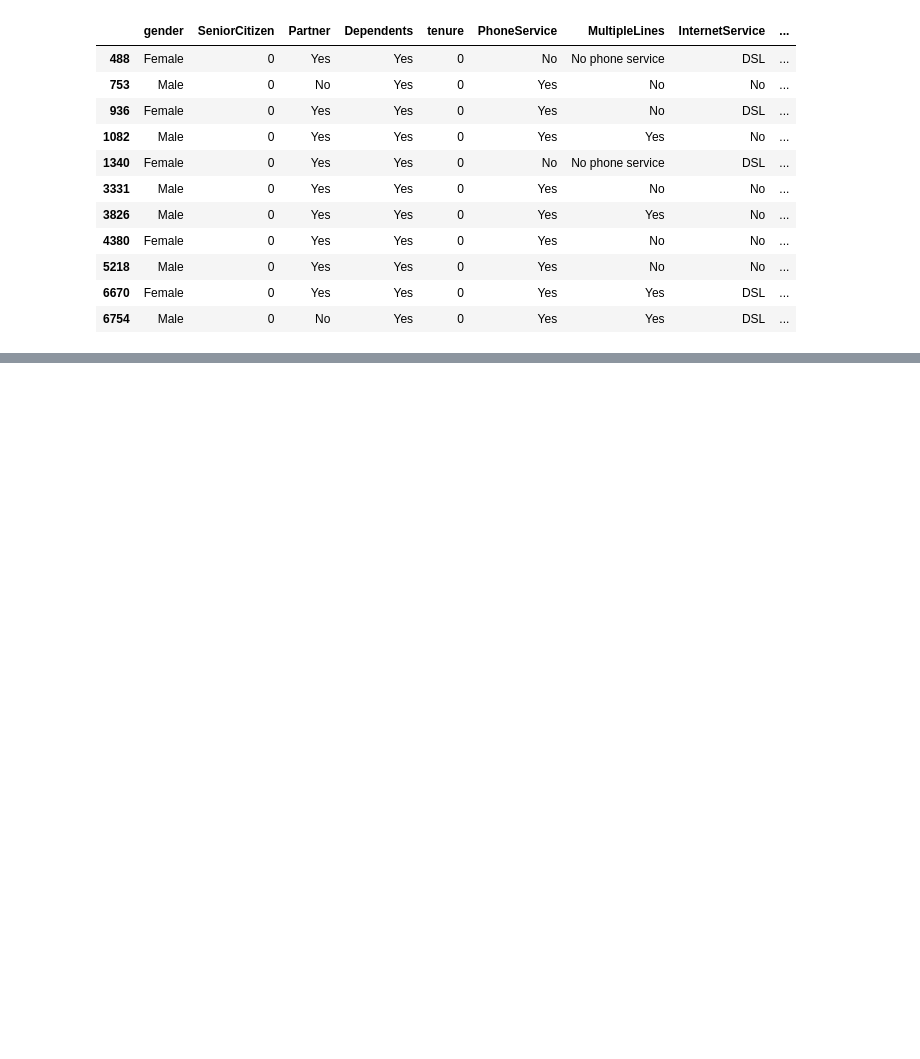
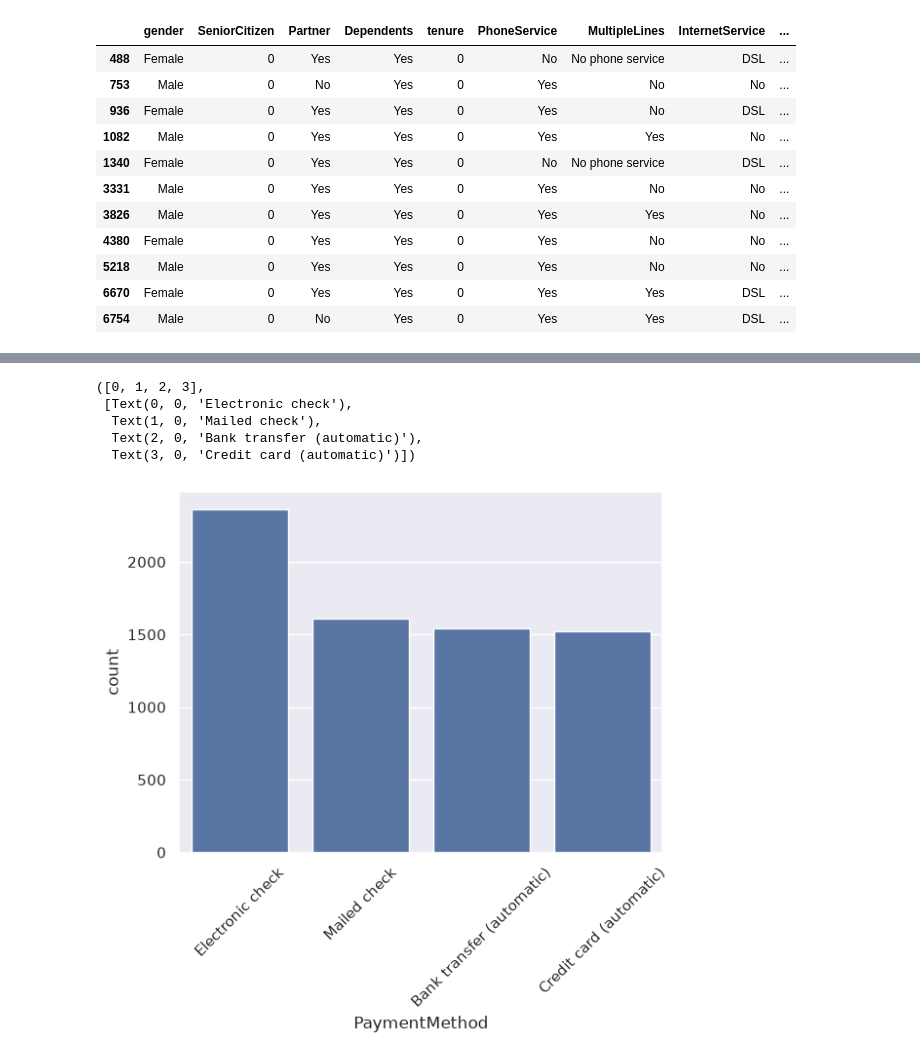
Before and after one commit to balpie/CustomerChurnAnalysis, a Jupyter notebook: data/data_analysis.ipynb, the cells around one changed output, grey strips where cells are left out. Drawn from its saved outputs; the diff is of its cells as text; code cells hidden in the pictures; blank space fills up the shorter version.

Commit message:
Aggiungi grafici su genere e metodo pagamento

```diff
--- a/data/data_analysis.ipynb
+++ b/data/data_analysis.ipynb
@@ -99,0 +113,13 @@ df['TotalCharges'] = df['TotalCharges'].fillna(0)
+# %%
+# Sul genere sembra non esserci alcuna differenza di tasso di abbandono.
+# Valuto il tipo di pagamento, e il tasso di abbandono per ognuno di essi
+
+sns.barplot(df["PaymentMethod"].value_counts())
+plt.xticks(rotation=45)
+# %% [output]
+([0, 1, 2, 3],
+ [Text(0, 0, 'Electronic check'),
+  Text(1, 0, 'Mailed check'),
+  Text(2, 0, 'Bank transfer (automatic)'),
+  Text(3, 0, 'Credit card (automatic)')])
+[figure, added]
```
Also changed, not shown: parts of 5 cells of this notebook.
